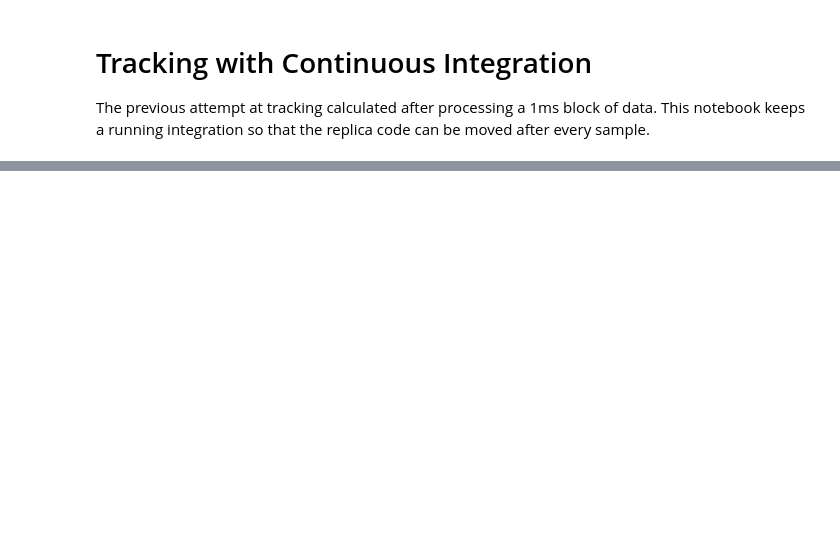
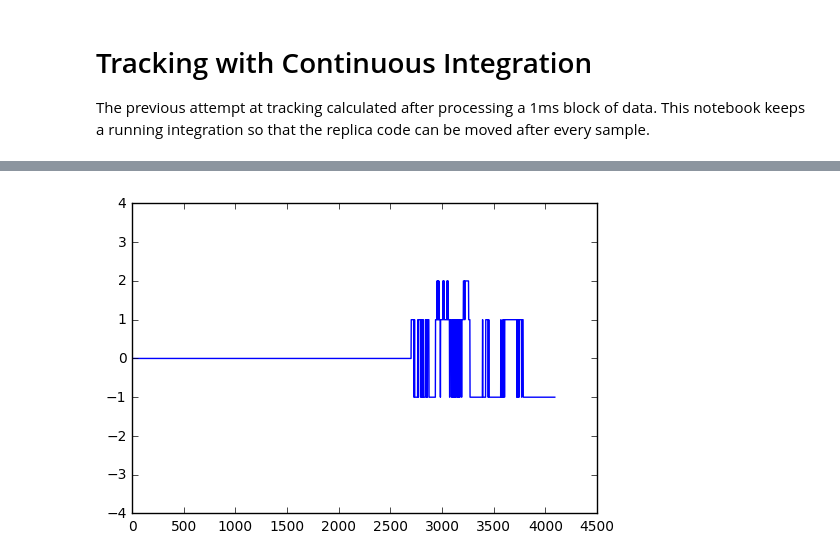
Before and after one commit to psas/gps, a Jupyter notebook: notebooks/Tracking_Continuous.ipynb, the cells around one changed output, grey strips where cells are left out. Cells and saved outputs as stored; diff of their text form; code cells hidden in the pictures; blank space fills up the shorter version.

```diff
--- a/notebooks/Tracking_Continuous.ipynb
+++ b/notebooks/Tracking_Continuous.ipynb
@@ -191,0 +209,6 @@ array([ 0.,  0.,  0., ...,  0.,  0.,  0.])
+# %%
+plt.plot(a)
+plt.ylim([-4, 4])
+plt.show()
+# %% [output]
+[figure, added]
```
Also changed, not shown: parts of 6 cells of this notebook.
